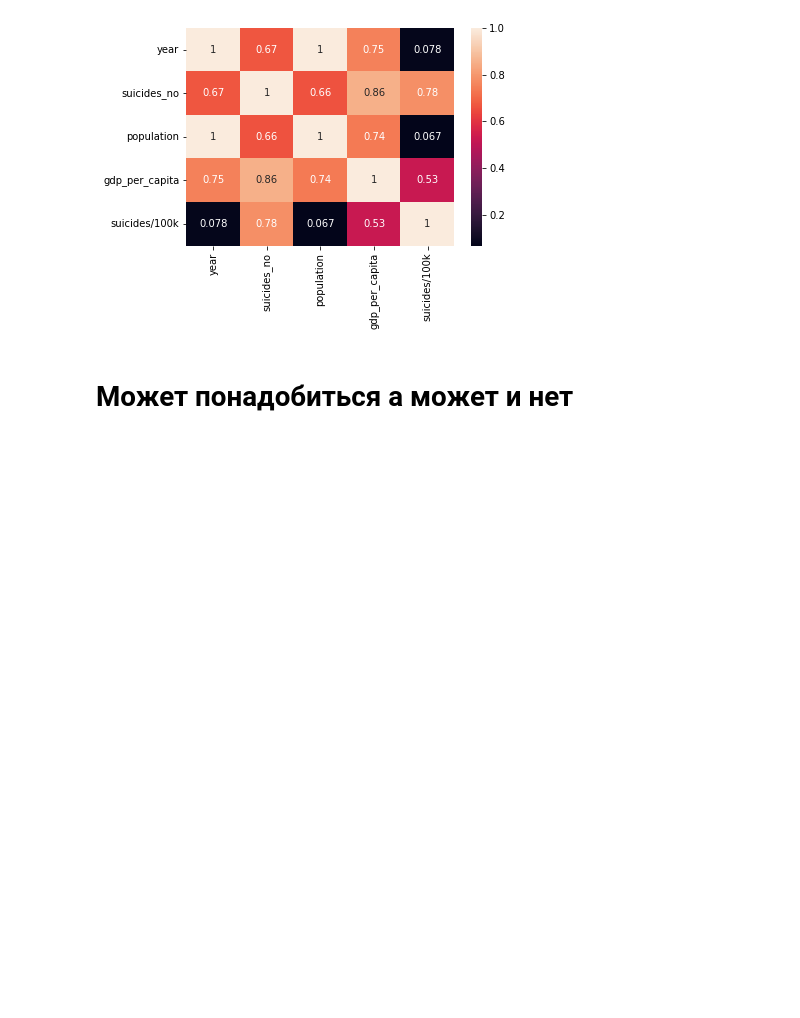
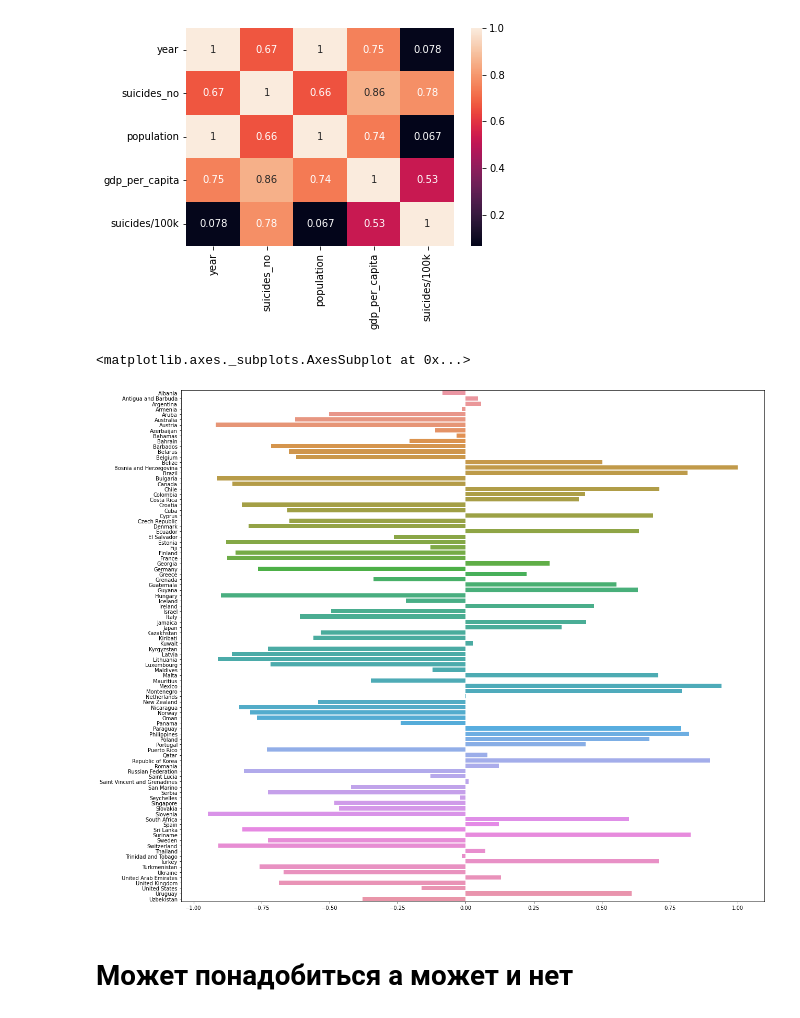
Before and after one commit to Katmalu/Suicide_Rates_Overview_1985_to_2016, a Jupyter notebook: Suicide_Rates_Overview_1985_to_2016.ipynb, the cells around one changed output. Saved outputs shown, nothing was run; the diff lists cells and outputs as text; code cells hidden in the pictures; blank space fills up the shorter version.

```diff
--- a/Suicide_Rates_Overview_1985_to_2016.ipynb
+++ b/Suicide_Rates_Overview_1985_to_2016.ipynb
@@ -335,3 +338,17 @@ sns.heatmap(country_graph[(country_graph['country'] == "Uzbekistan") & (country_
 # %% [output]
 <matplotlib.axes._subplots.AxesSubplot at 0x...>
 [figure]
+# %%
+Corr_gpd_suic_100k_country = []
+Corr_gpd_suic_100k_corr = []
+for i in country_graph["country"].unique():
+  a = country_graph[(country_graph["country"] == i)  &  (country_graph["sex"] == 'male')].corr()['gdp_per_capita']['suicides/100k']
+  if not np.isnan(a):
+    Corr_gpd_suic_100k_country.append(i)
+    Corr_gpd_suic_100k_corr.append(a)
+# %%
+plt.figure(figsize=(20,18))
+sns.barplot(x=Corr_gpd_suic_100k_corr, y=Corr_gpd_suic_100k_country)
+# %% [output]
+<matplotlib.axes._subplots.AxesSubplot at 0x...>
+[figure, added]
```
Also changed, not shown: parts of 26 cells of this notebook.
